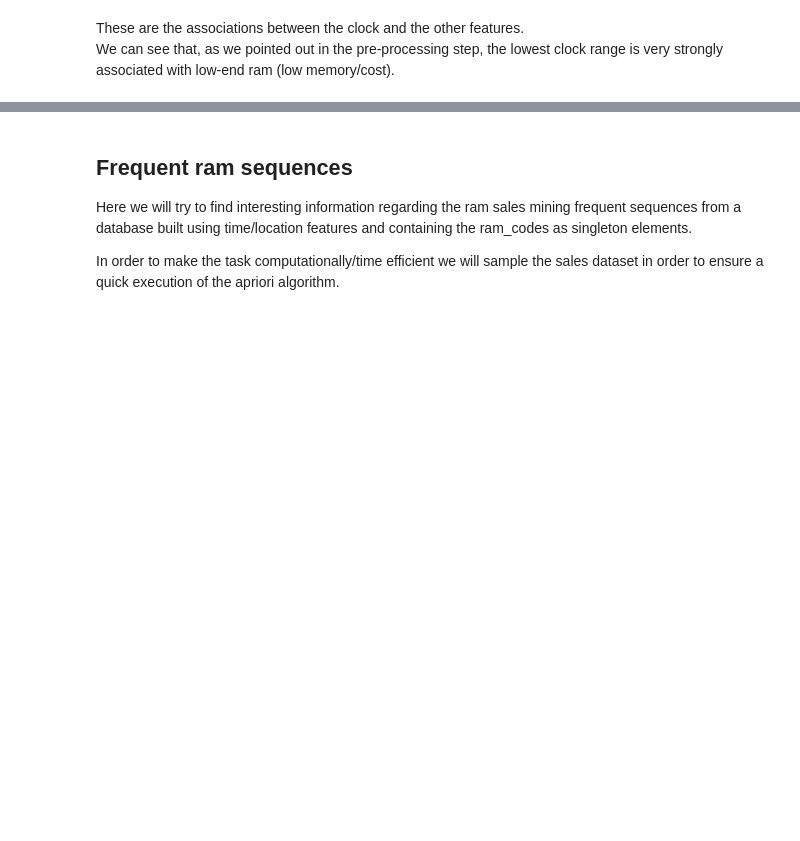
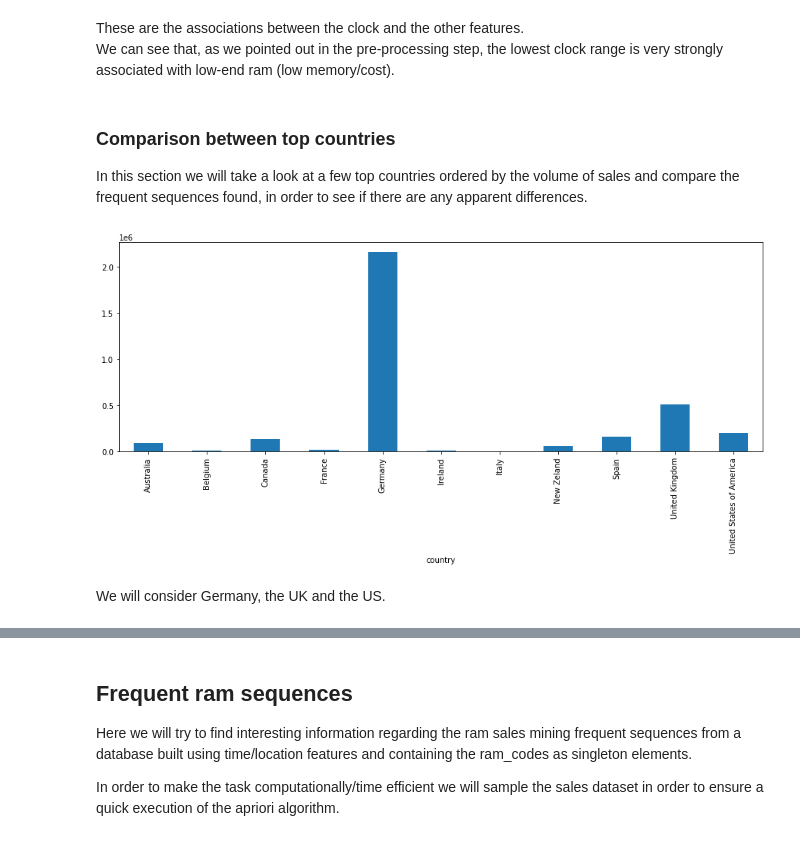
Before and after one commit to adettori/Data-Mining-DM-2020-project, a Jupyter notebook: DM_14_TASK4/dm2020-2-task4.ipynb, the cells around one changed output, grey strips where cells are left out. Drawn from its saved outputs; the diff is of its cells as text; code cells hidden in the pictures; blank space fills up the shorter version.

Commit message:
Added comparison between countries

```diff
--- a/DM_14_TASK4/dm2020-2-task4.ipynb
+++ b/DM_14_TASK4/dm2020-2-task4.ipynb
@@ -430,3 +430,14 @@ rules_whole_df_filtered.loc[rules_whole_df_filtered["Conseq."].isin(['[100, 1333
 # %% [markdown]
 These are the associations between the clock and the other features.
 We can see that, as we pointed out in the pre-processing step, the lowest clock range is very strongly associated with low-end ram (low memory/cost).
+# %% [markdown]
+### Comparison between top countries
+In this section we will take a look at a few top countries ordered by the volume of sales and compare the frequent sequences found, in order to see if there are any apparent differences.
+# %%
+plt.figure(figsize=(15,5))
+df_sales_proc.groupby("country").size().plot(kind="bar")
+plt.show()
+# %% [output]
+[figure, added]
+# %% [markdown]
+We will consider Germany, the UK and the US.
```
Also changed, not shown: parts of 56 cells of this notebook.
